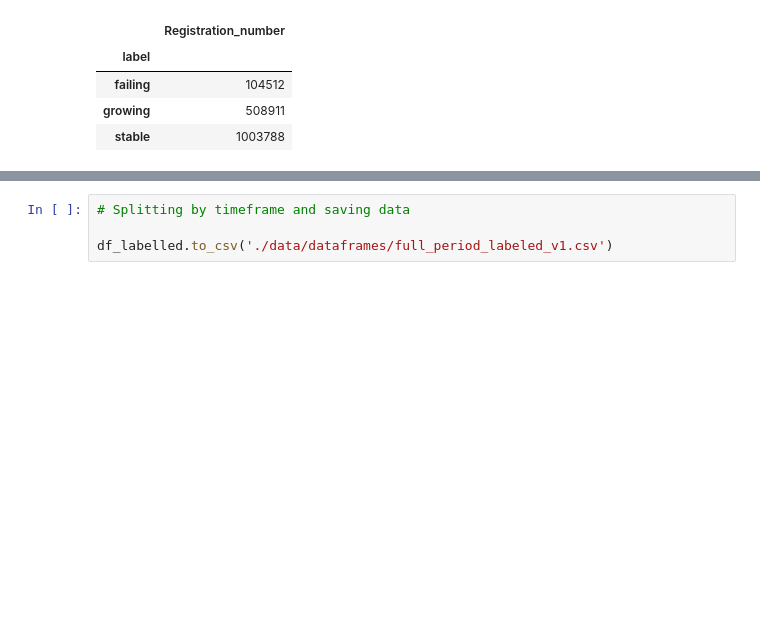
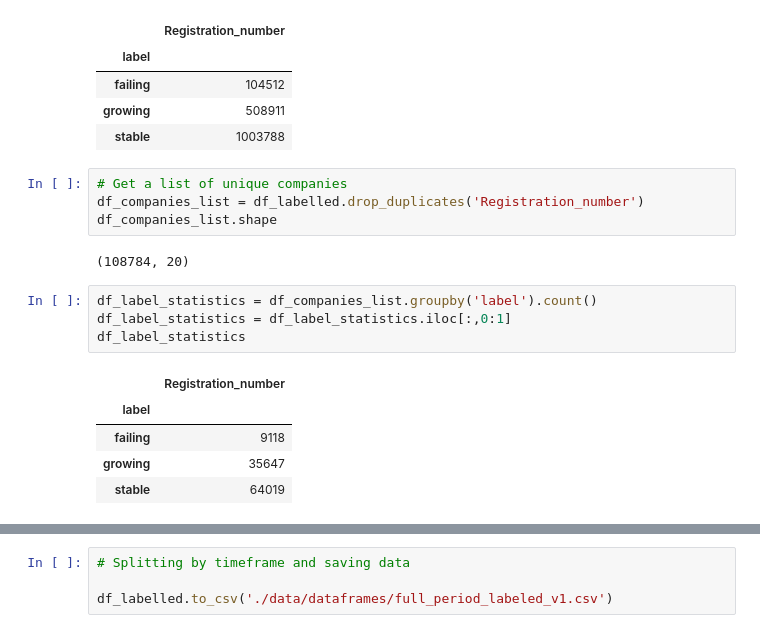
Before and after one commit to mshoush/ML21_Project_MFGC, a Jupyter notebook: Data_labelling_V1_PN_6_Dec_2021.ipynb, the cells around one changed output, grey strips where cells are left out. Cells and saved outputs as stored; diff of their text form; blank space fills up the shorter version.

```diff
--- a/Data_labelling_V1_PN_6_Dec_2021.ipynb
+++ b/Data_labelling_V1_PN_6_Dec_2021.ipynb
@@ -83,3 +83,19 @@ df_companies.head()
 | failing | 104512 |
 | growing | 508911 |
 | stable | 1003788 |
+# %%
+# Get a list of unique companies
+df_companies_list = df_labelled.drop_duplicates('Registration_number')
+df_companies_list.shape
+# %% [output]
+(108784, 20)
+# %%
+df_label_statistics = df_companies_list.groupby('label').count()
+df_label_statistics = df_label_statistics.iloc[:,0:1]
+df_label_statistics
+# %% [output]
+|  | Registration_number |
+| label |  |
+| failing | 9118 |
+| growing | 35647 |
+| stable | 64019 |
```
Also changed, not shown: parts of 1 cell of this notebook.
